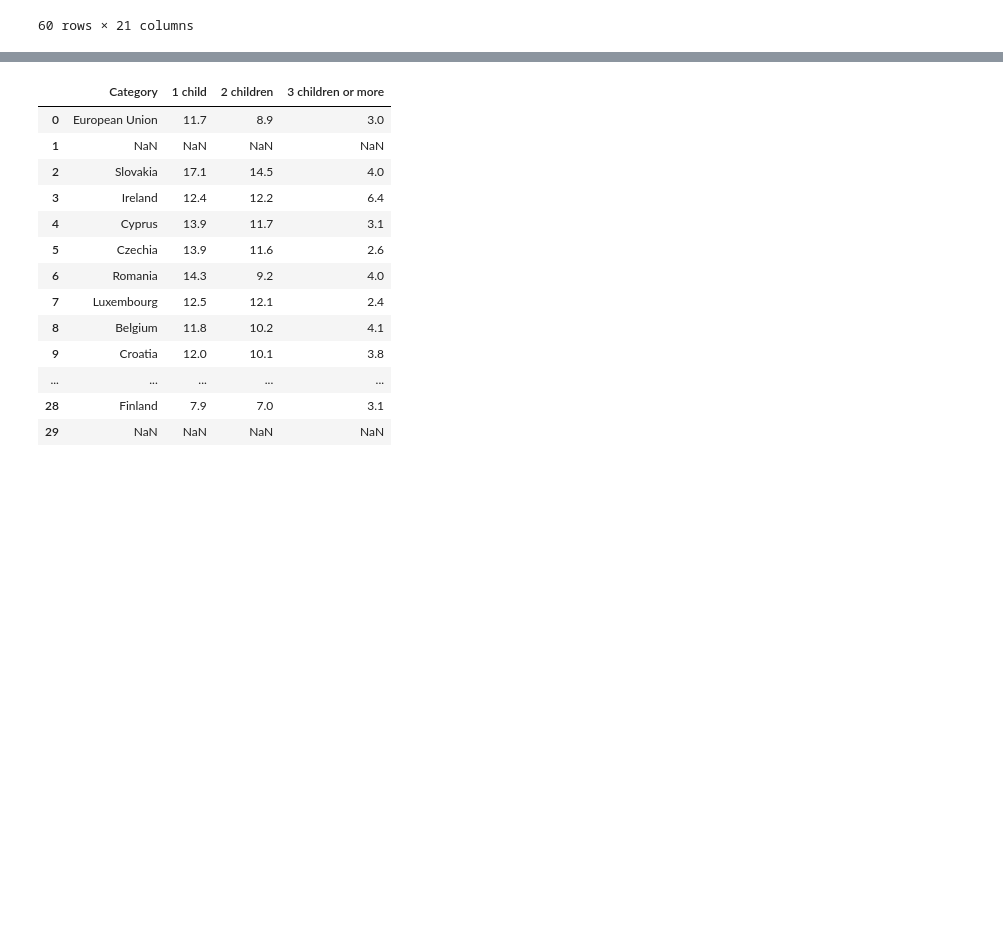
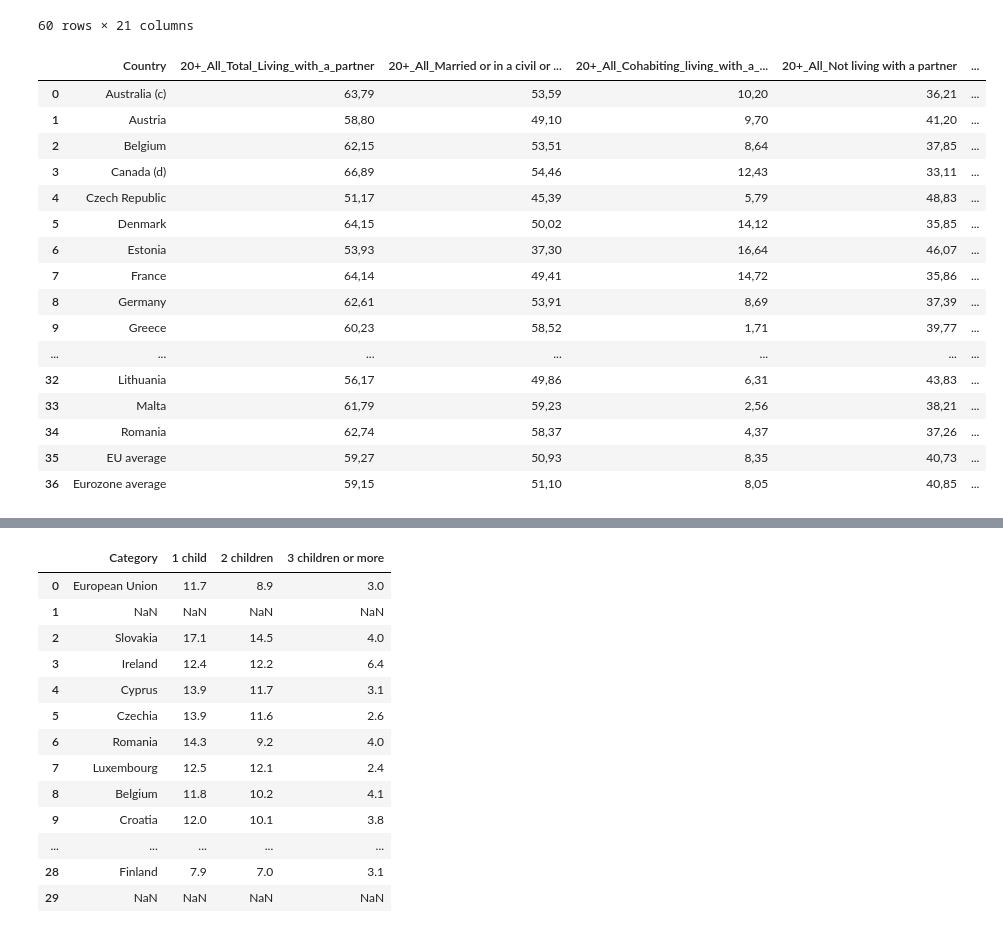
Before and after one commit to YkslB/marriage_statistics, a Jupyter notebook: scripts/Cleaning.ipynb, the cells around one changed output, grey strips where cells are left out. Saved outputs shown, nothing was run; the diff lists cells and outputs as text; code cells hidden in the pictures; blank space fills up the shorter version.

```diff
--- a/scripts/Cleaning.ipynb
+++ b/scripts/Cleaning.ipynb
@@ -1573,3 +1573,24 @@ df_21_3
 | 58 | Romania | Divorced | 12,9 | 7,8 | 13,1 | 13,0 | 13,2 | 13,8 | 13,8 | 13,0 | ... |
 | 59 | Romania | Widowed | 1,8 | 7,1 | 1,7 | 1,6 | 1,6 | 1,5 | 1,5 | 1,4 | ... |
 60 rows × 21 columns
+# %%
+df_22_1 = pd.read_csv('../data/Raw/OECD/SF3_3_A_in_private_households_by_partnership_status_S1.csv')
+df_22_1
+# %% [output]
+|  | Country | 20+_All_Total_Living_with_a_partner | 20+_All_Married or in a civil or ... | 20+_All_Cohabiting_living_with_a_... | 20+_All_Not living with a partner | ... |
+| 0 | Australia (c) | 63,79 | 53,59 | 10,20 | 36,21 | ... |
+| 1 | Austria | 58,80 | 49,10 | 9,70 | 41,20 | ... |
+| 2 | Belgium | 62,15 | 53,51 | 8,64 | 37,85 | ... |
+| 3 | Canada (d) | 66,89 | 54,46 | 12,43 | 33,11 | ... |
+| 4 | Czech Republic | 51,17 | 45,39 | 5,79 | 48,83 | ... |
+| 5 | Denmark | 64,15 | 50,02 | 14,12 | 35,85 | ... |
+| 6 | Estonia | 53,93 | 37,30 | 16,64 | 46,07 | ... |
+| 7 | France | 64,14 | 49,41 | 14,72 | 35,86 | ... |
+| 8 | Germany | 62,61 | 53,91 | 8,69 | 37,39 | ... |
+| 9 | Greece | 60,23 | 58,52 | 1,71 | 39,77 | ... |
+| ... | ... | ... | ... | ... | ... | ... |
+| 32 | Lithuania | 56,17 | 49,86 | 6,31 | 43,83 | ... |
+| 33 | Malta | 61,79 | 59,23 | 2,56 | 38,21 | ... |
+| 34 | Romania | 62,74 | 58,37 | 4,37 | 37,26 | ... |
+| 35 | EU average | 59,27 | 50,93 | 8,35 | 40,73 | ... |
+| 36 | Eurozone average | 59,15 | 51,10 | 8,05 | 40,85 | ... |
```
Also changed, not shown: parts of 1 cell of this notebook, 2 other files.
